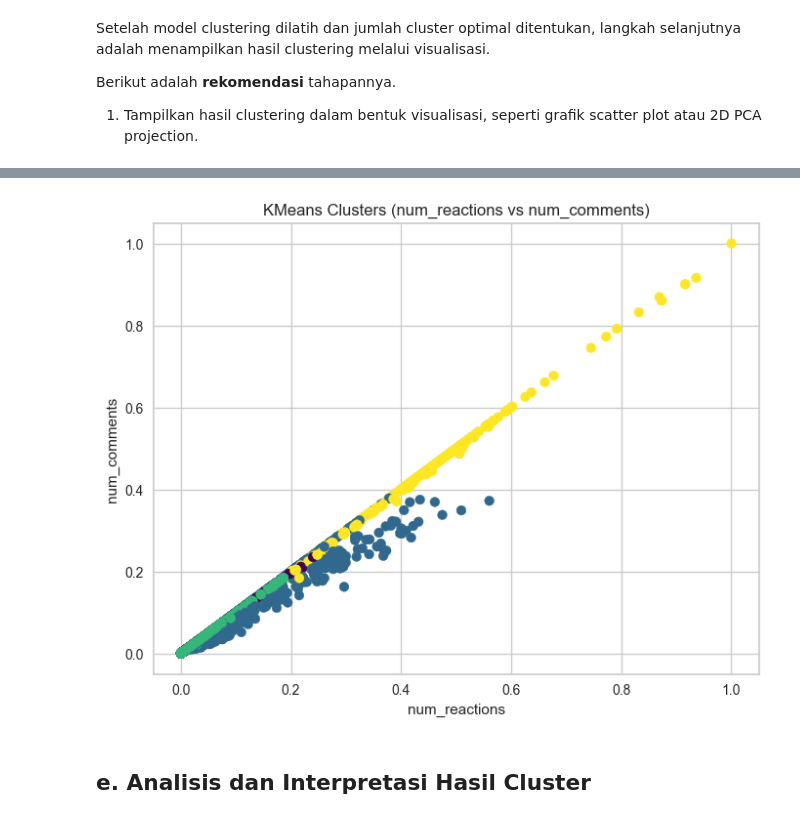
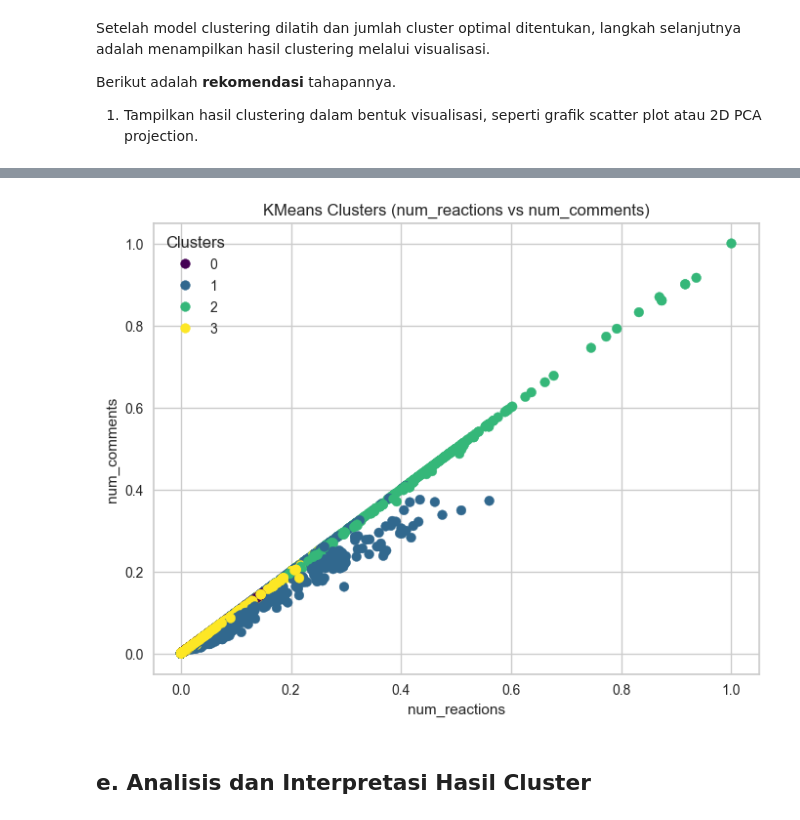
Before and after one commit to Rasio09/PortofolioData, a Jupyter notebook: data/machine learning/submission-proyek/[Clustering]_Submission_Akhir_BMLP_Rasio Fernandis.ipynb, the cells around one changed output, grey strips where cells are left out. Drawn from its saved outputs; the diff is of its cells as text; code cells hidden in the pictures.

```diff
--- a/data/machine learning/submission-proyek/[Clustering]_Submission_Akhir_BMLP_Rasio Fernandis.ipynb
+++ b/data/machine learning/submission-proyek/[Clustering]_Submission_Akhir_BMLP_Rasio Fernandis.ipynb
@@ -205,6 +206,12 @@ df.drop(['Column1', 'Column2', 'Column3', 'Column4'], axis=1, inplace=True)
 
 df.drop(['status_id'], axis=1, inplace=True)
 df.drop(['status_published'], axis=1, inplace=True)
+# %%
+# banyaknya angka 0 hapus num_angrys, num_sads, num_hahas,
+df.drop(['num_angrys'], axis=1, inplace=True)
+df.drop(['num_sads'], axis=1, inplace=True)
+df.drop(['num_hahas'], axis=1, inplace=True)
+df.drop(['num_wows'], axis=1, inplace=True)
 # %%
 # cek lagi info perubahan yang sudah dilakukan
 df.info()
@@ -358,10 +337,10 @@ plt.show()
 # %%
 # HASIL TERBAIK PADA JUMLAH KLASTER 4
 kmeans = KMeans(n_clusters=4, random_state=0)  # Let's assume 2 clusters, change if needed
-kmeans.fit(df)
+clusters = kmeans.fit_predict(df)
 
 # Step 4: Get the cluster labels and add them to the DataFrame
-df['cluster'] = kmeans.labels_
+df['cluster'] = clusters
 
 # Step 5: Print cluster centers and labels
 print("Cluster Centers (Centroids):")
@@ -409,14 +403,24 @@ Berikut adalah **rekomendasi** tahapannya.
 # %%
-# VISUALISASI CLUSTERING
+# contoh saja VISUALISASI CLUSTERING antara kolom num reaction vs num likes
 
+# Visualisasi Clustering dengan menambahkan legenda berdasarkan cluster
 plt.figure(figsize=(8, 6))
-plt.scatter(df['num_reactions'], df['num_likes'], c=df['cluster'], cmap='viridis')
+
+# Plotting scatter dengan warna berdasarkan nilai cluster
+scatter = plt.scatter(df['num_reactions'], df['num_likes'], c=df['cluster'], cmap='viridis')
+
+# Menambahkan judul dan label sumbu
 plt.title("KMeans Clusters (num_reactions vs num_comments)")
 plt.xlabel('num_reactions')
 plt.ylabel('num_comments')
+
+# Menambahkan legenda untuk menunjukkan nomor cluster
+plt.legend(*scatter.legend_elements(), title="Clusters")
+
+# Menampilkan plot
 plt.show()
 # %% [output]
-[figure, old version]
+[figure, new version]
 # %% [markdown]
 ## **e. Analisis dan Interpretasi Hasil Cluster**
 # %% [markdown]
```
Also changed, not shown: parts of 17 cells of this notebook, 6 other files.
